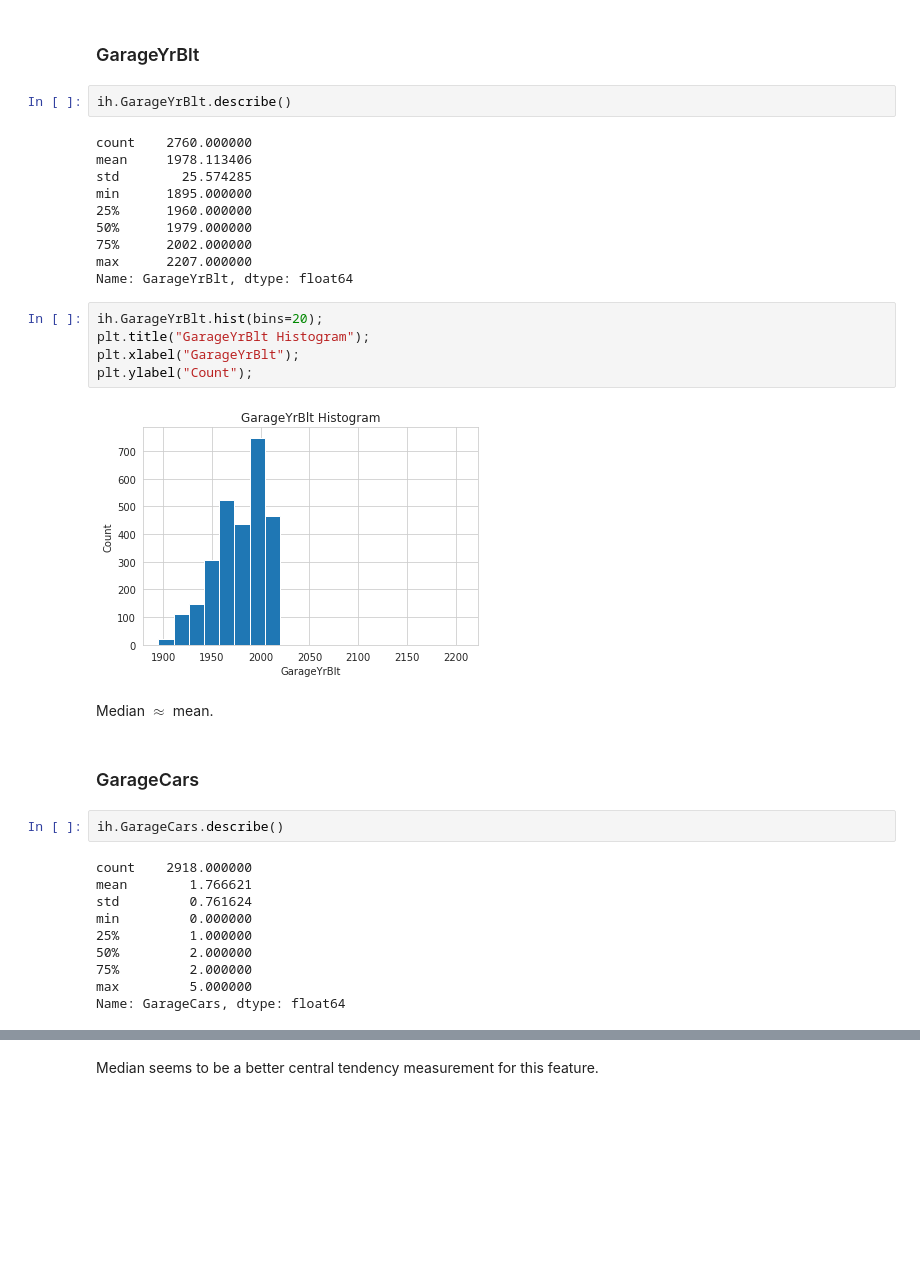
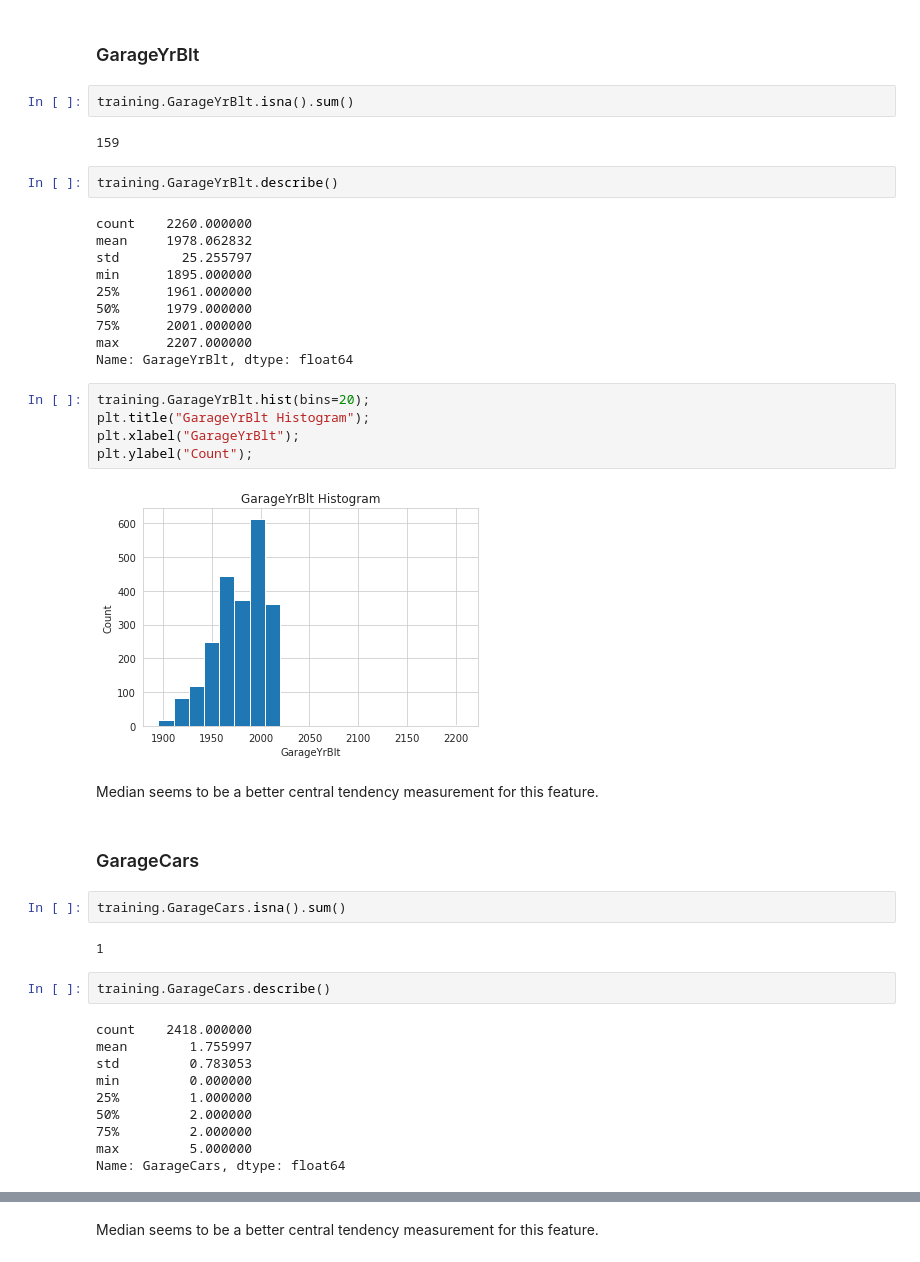
Before and after one commit to nt-ds/practice-handling-missing-data, a Jupyter notebook: notebook/Practice_Handling_Missing_Data.ipynb, the cells around one changed output, grey strips where cells are left out. Cells and saved outputs as stored; diff of their text form; blank space fills up the shorter version.

```diff
--- a/notebook/Practice_Handling_Missing_Data.ipynb
+++ b/notebook/Practice_Handling_Missing_Data.ipynb
@@ -362,35 +378,43 @@ plt.ylabel("Count");
 Median seems to be a better central tendency measurement for this feature.
 # %% [markdown]
 ### GarageYrBlt
+# %%
+training.GarageYrBlt.isna().sum()
+# %% [output]
+159
 # %%
-ih.GarageYrBlt.describe()
+training.GarageYrBlt.describe()
 # %% [output]
-count    2760.000000
-mean     1978.113406
-std        25.574285
+count    2260.000000
+mean     1978.062832
+std        25.255797
 min      1895.000000
-25%      1960.000000
+25%      1961.000000
 50%      1979.000000
-75%      2002.000000
+75%      2001.000000
 max      2207.000000
 Name: GarageYrBlt, dtype: float64
 # %%
-ih.GarageYrBlt.hist(bins=20);
+training.GarageYrBlt.hist(bins=20);
 plt.title("GarageYrBlt Histogram");
 plt.xlabel("GarageYrBlt");
 plt.ylabel("Count");
 # %% [output]
-[figure, old version]
+[figure, new version]
-# %% [markdown]
-Median $\approx$ mean.
+# %% [markdown]
+Median seems to be a better central tendency measurement for this feature.
 # %% [markdown]
 ### GarageCars
+# %%
+training.GarageCars.isna().sum()
+# %% [output]
+1
 # %%
-ih.GarageCars.describe()
+training.GarageCars.describe()
 # %% [output]
-count    2918.000000
-mean        1.766621
-std         0.761624
+count    2418.000000
+mean        1.755997
+std         0.783053
 min         0.000000
 25%         1.000000
 50%         2.000000
```
Also changed, not shown: parts of 58 cells of this notebook.
